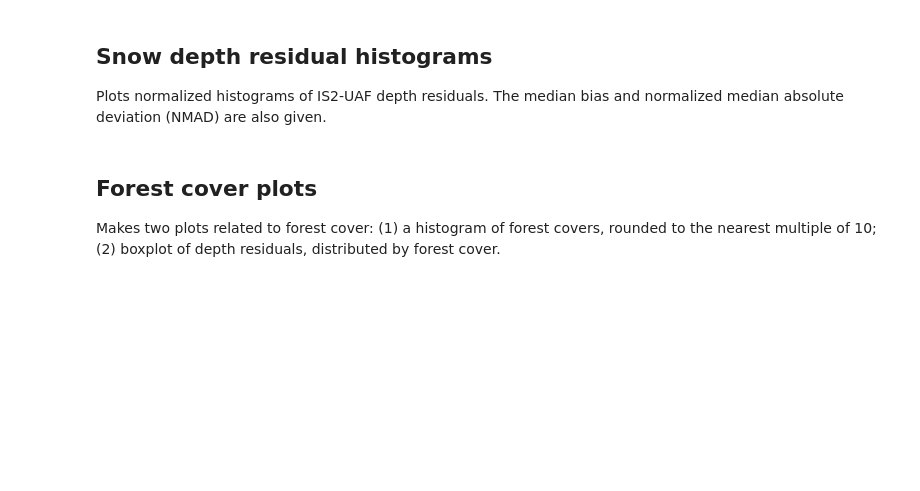
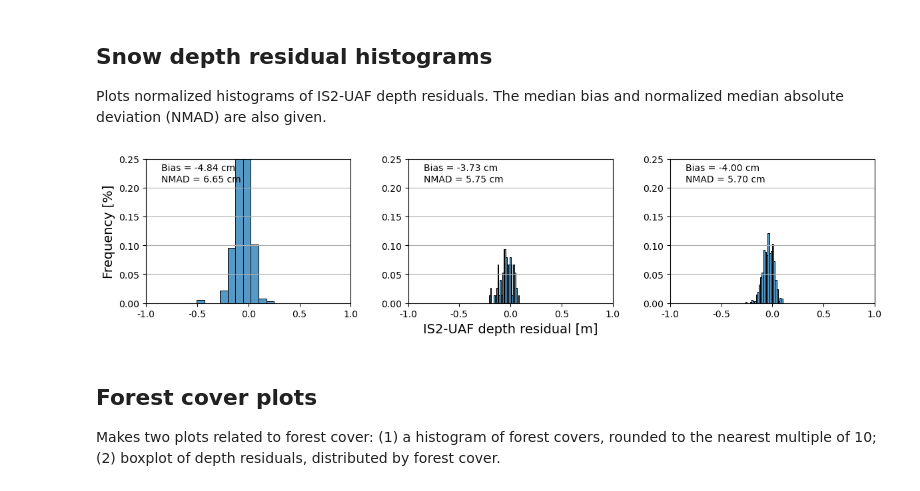
Before and after one commit to zachghiaccio/icesat2-snowex, a Jupyter notebook: is2_ak_plotting.ipynb, the cells around one changed output. Cells and saved outputs as stored; diff of their text form; code cells hidden in the pictures; blank space fills up the shorter version.

Commit message:
Revised plotting notebook to make multipanel plot for FLCF.

```diff
--- a/is2_ak_plotting.ipynb
+++ b/is2_ak_plotting.ipynb
@@ -141,18 +249,18 @@ plt.tight_layout()
 Plots normalized histograms of IS2-UAF depth residuals. The median bias and normalized median absolute deviation (NMAD) are also given.
 # %%
 # Calculate weights for each histogram, to create normalized counts
-w06 = np.ones_like(df06['snow_depth_residual'][df06['beam']==5])/float(len(df06['snow_depth_residual'][df06['beam']==5]))
-w08 = np.ones_like(df08['snow_depth_residual'][df08['beam']==5])/float(len(df08['snow_depth_residual'][df08['beam']==5]))
-wsr = np.ones_like(dfsr['snow_depth_residual'][(dfsr['beam']==50)])/float(len(dfsr['snow_depth_residual'][(dfsr['beam']==50)]))
+w06 = np.ones_like(df06['snow_depth_residual'][df06['beam']==3])/float(len(df06['snow_depth_residual'][df06['beam']==3]))
+w08 = np.ones_like(df08['snow_depth_residual'][df08['beam']==3])/float(len(df08['snow_depth_residual'][df08['beam']==3]))
+wsr = np.ones_like(dfsr['snow_depth_residual'][(dfsr['beam']==30)])/float(len(dfsr['snow_depth_residual'][(dfsr['beam']==30)]))
 
 # Calculate NMAD for each product
-nmad06 = 1.4826*mad(df06['snow_depth_residual'][df06['beam']==5].dropna())
-nmad08 = 1.4826*mad(df08['snow_depth_residual'][df08['beam']==5].dropna())
-nmadsr = 1.4826*mad(dfsr['snow_depth_residual'][(dfsr['beam']==50)].dropna())
+nmad06 = 1.4826*mad(df06['snow_depth_residual'][df06['beam']==3].dropna())
+nmad08 = 1.4826*mad(df08['snow_depth_residual'][df08['beam']==3].dropna())
+nmadsr = 1.4826*mad(dfsr['snow_depth_residual'][(dfsr['beam']==30)].dropna())
 # %%
 fig, ax = plt.subplots(1,3, figsize=(12,3))
 # ATL06
-sns.histplot(data=df06[df06['beam']==5], x='snow_depth_residual', ax=ax[0],
+sns.histplot(data=df06[df06['beam']==3], x='snow_depth_residual', ax=ax[0],
              bins=25,
              weights=w06)
 ax[0].set_xlabel(' ')
@@ -160,38 +268,40 @@ ax[0].set_ylabel('Frequency [%]', fontsize=14)
 ax[0].xaxis.set_major_formatter('{x:9<3.1f}')
 ax[0].set_xlim([-1, 1])
 ax[0].set_ylim([0, 0.25])
 ax[0].yaxis.grid(True)
-ax[0].annotate("Bias = {:.2f} cm".format(100*df06['snow_depth_residual'][df06['beam']==5].median()), (-0.85, 0.23))
+ax[0].annotate("Bias = {:.2f} cm".format(100*df06['snow_depth_residual'][df06['beam']==3].median()), (-0.85, 0.23))
 ax[0].annotate("NMAD = {:.2f} cm".format(100*nmad06), (-0.85, 0.21))
 
 # ATL08
-sns.histplot(data=df08[df08['beam']==5], x='snow_depth_residual', ax=ax[1],
+sns.histplot(data=df08[df08['beam']==3], x='snow_depth_residual', ax=ax[1],
              bins=25,
              weights=w08)
 ax[1].set_xlabel('IS2-UAF depth residual [m]', fontsize=14)
 ax[1].set_ylabel(' ')
 ax[1].xaxis.set_major_formatter('{x:9<3.1f}')
 ax[1].set_xlim([-1, 1])
 ax[1].set_ylim([0, 0.25])
 ax[1].yaxis.grid(True)
-ax[1].annotate("Bias = {:.2f} cm".format(100*df08['snow_depth_residual'][df08['beam']==5].median()), (-0.85, 0.23))
+ax[1].annotate("Bias = {:.2f} cm".format(100*df08['snow_depth_residual'][df08['beam']==3].median()), (-0.85, 0.23))
 ax[1].annotate("NMAD = {:.2f} cm".format(100*nmad08), (-0.85, 0.21))
 
 # SlideRule
-sns.histplot(data=dfsr[(dfsr['beam']==50)], x='snow_depth_residual', ax=ax[2],
+sns.histplot(data=dfsr[(dfsr['beam']==30)], x='snow_depth_residual', ax=ax[2],
              bins=25,
              weights=wsr)
 ax[2].xaxis.set_major_formatter('{x:9<3.1f}')
 ax[2].set_xlabel(' ')
 ax[2].set_ylabel(' ')
 ax[2].set_xlim([-1, 1])
 ax[2].set_ylim([0, 0.25])
 ax[2].yaxis.grid(True)
-ax[2].annotate("Bias = {:.2f} cm".format(100*dfsr['snow_depth_residual'][(dfsr['beam']==50)].median()), (-0.85, 0.23))
+ax[2].annotate("Bias = {:.2f} cm".format(100*dfsr['snow_depth_residual'][(dfsr['beam']==30)].median()), (-0.85, 0.23))
 ax[2].annotate("NMAD = {:.2f} cm".format(100*nmadsr), (-0.85, 0.21))
 plt.tight_layout()
 
 #plt.savefig('/home/jovyan/icesat2-snowex/figures/cffl/is2_uaf_histogram-plots_rgt1356_cffl_2022321.png', dpi=500)
+# %% [output]
+[figure, added]
 # %% [markdown]
 ## Forest cover plots
 Makes two plots related to forest cover: (1) a histogram of forest covers, rounded to the nearest multiple of 10; (2) boxplot of depth residuals, distributed by forest cover.
```
Also changed, not shown: parts of 10 cells of this notebook.
